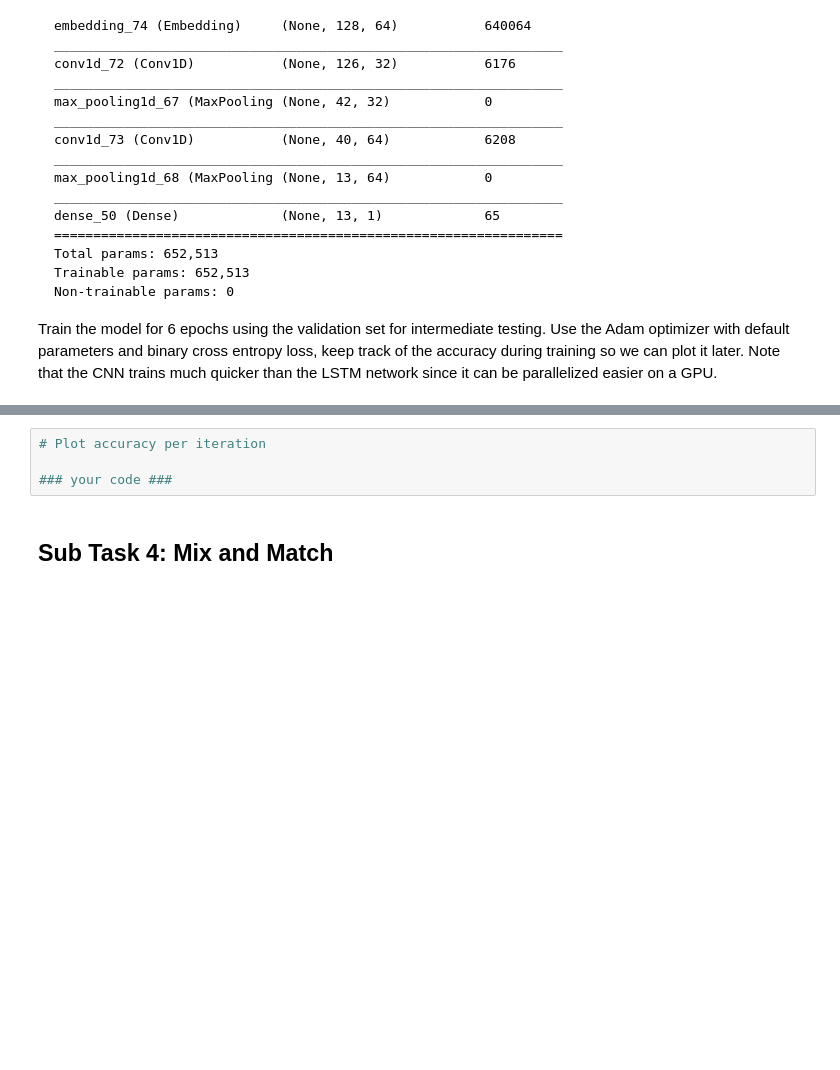
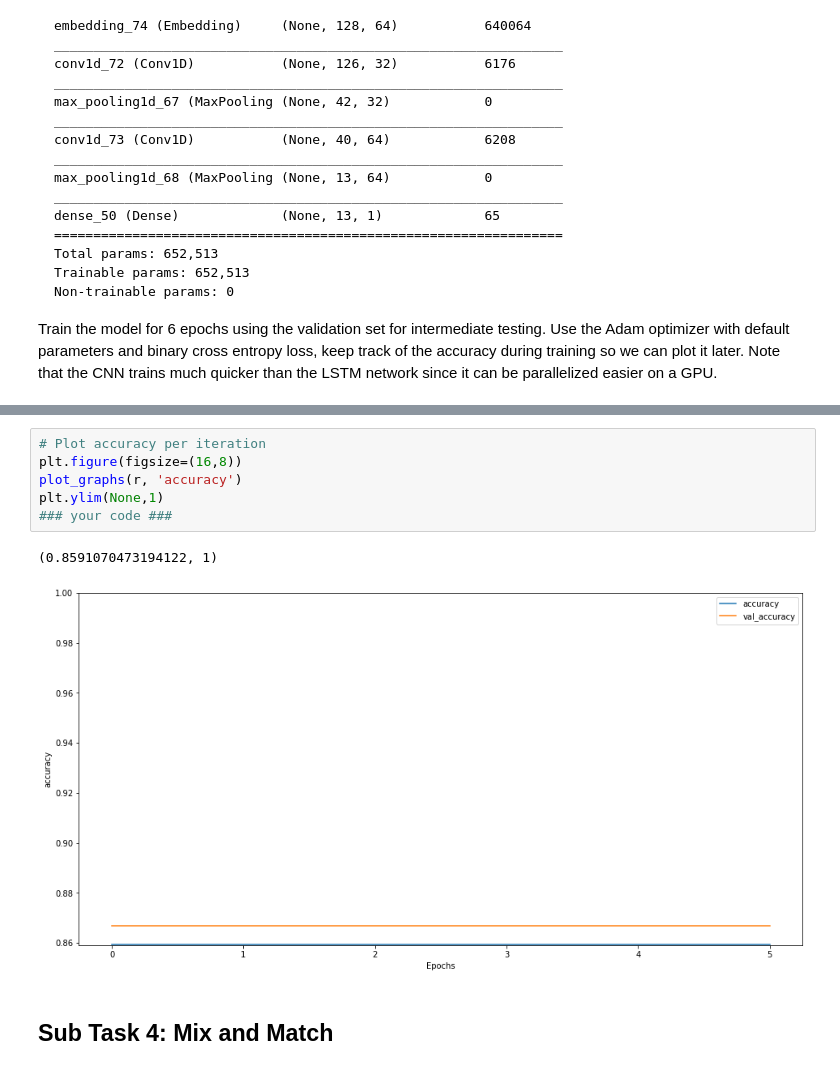
Before and after one commit to gitdxj/RNN-CNN-and-keyphrase-extraction, a Jupyter notebook: ITA_assignment4.ipynb, the cells around one changed output, grey strips where cells are left out. Saved outputs shown, nothing was run; the diff lists cells and outputs as text; blank space fills up the shorter version.

```diff
--- a/ITA_assignment4.ipynb
+++ b/ITA_assignment4.ipynb
@@ -222,7 +336,12 @@ r = cnn_model.fit ### your code ###
 # %%
 # Plot accuracy per iteration
-
+plt.figure(figsize=(16,8))
+plot_graphs(r, 'accuracy')
+plt.ylim(None,1)
 ### your code ###
+# %% [output]
+(0.8591070473194122, 1)
+[figure, added]
 # %% [markdown]
 ## Sub Task 4: Mix and Match
 # %% [markdown]
```
Also changed, not shown: parts of 21 cells of this notebook.
